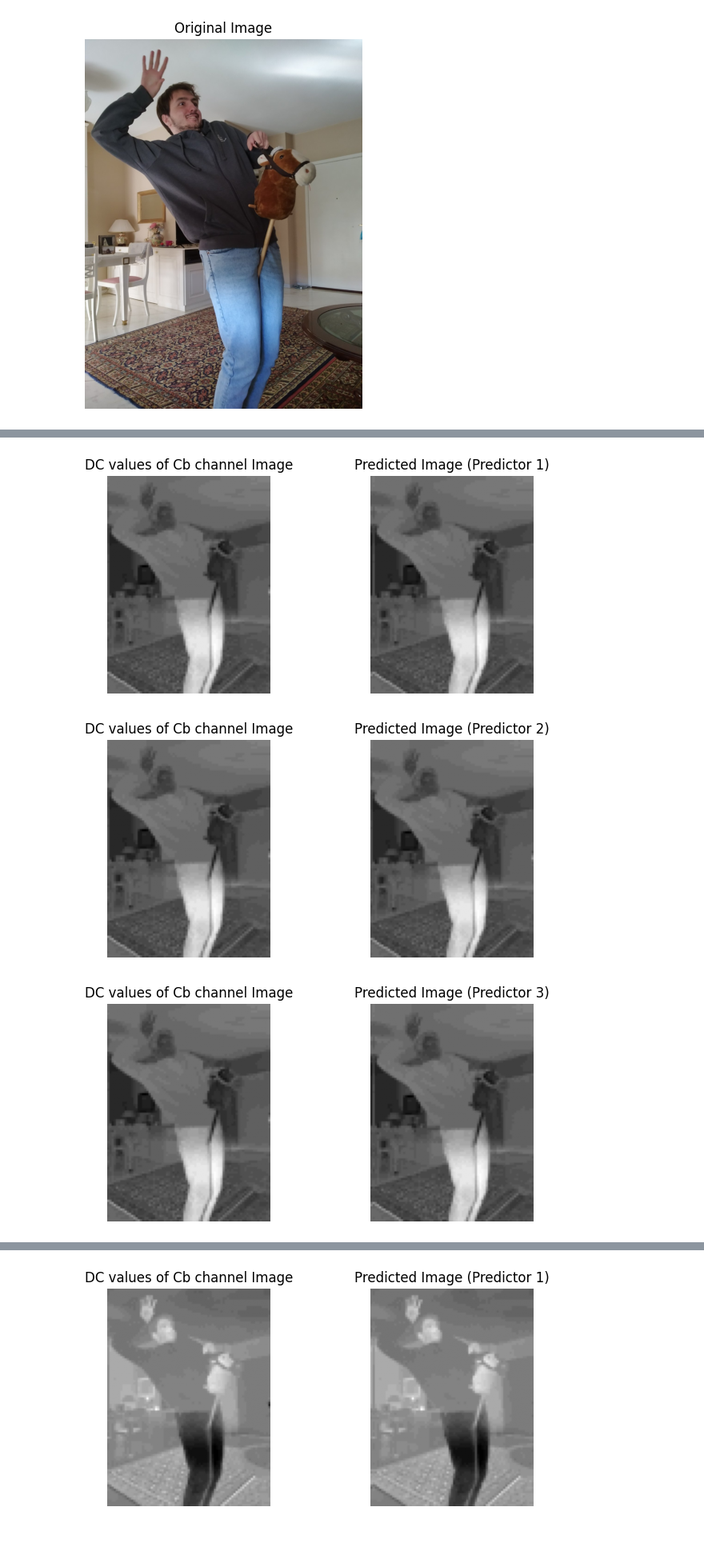
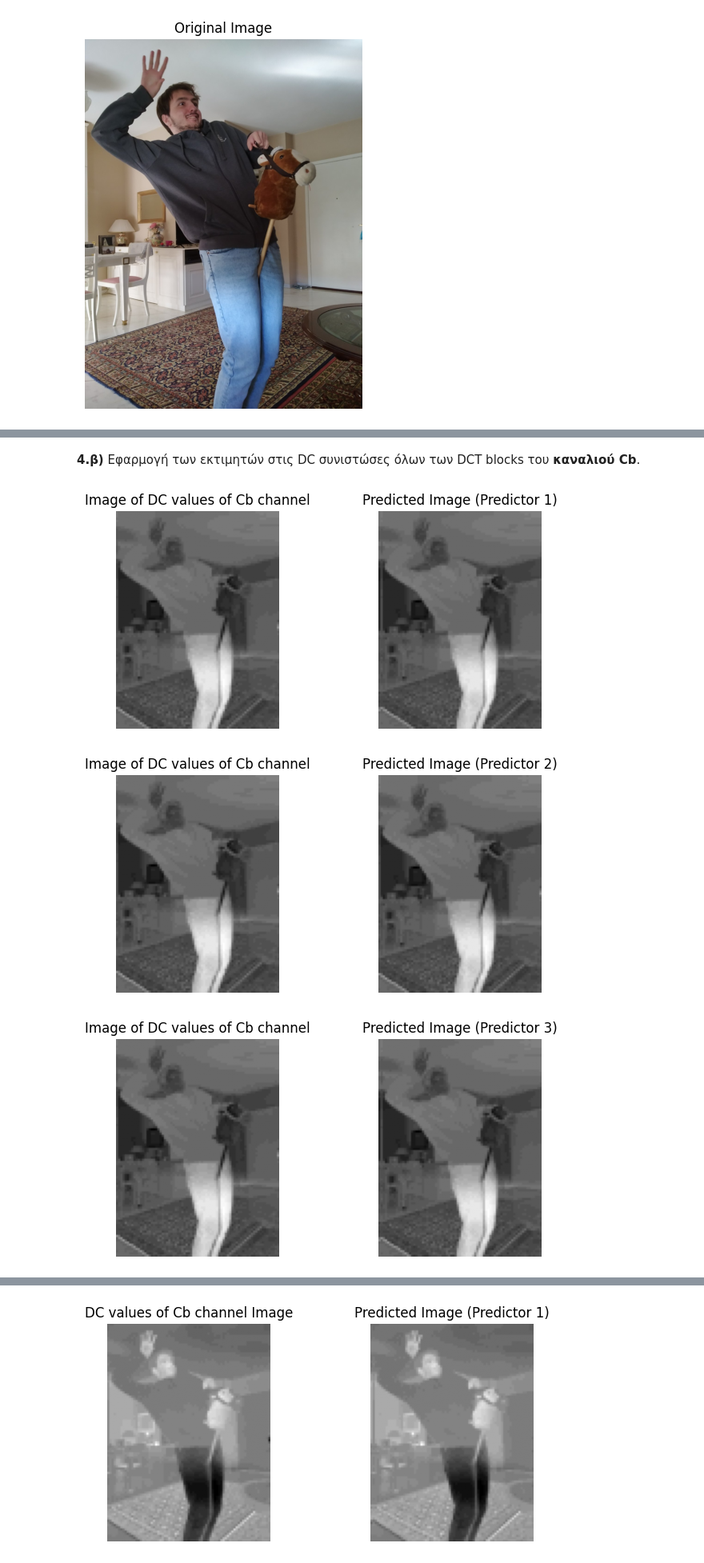
Before and after one commit to iliaxant/DIP_HW_2_image_compression, a Jupyter notebook: DIP_HW_2.ipynb, the cells around one changed output, grey strips where cells are left out. Shown at 80% size. Cells and saved outputs as stored; diff of their text form; code cells hidden in the pictures; blank space fills up the shorter version.

```diff
--- a/DIP_HW_2.ipynb
+++ b/DIP_HW_2.ipynb
@@ -256,7 +245,6 @@ predictor_masks = [predictor1_mask, predictor2_mask, predictor3_mask,
                    predictor4_mask, predictor5_mask, predictor6_mask,
                    predictor7_mask]
 
-
 predicted_images = []
 
 for i, predictor_mask in enumerate(predictor_masks):
@@ -268,7 +256,7 @@ for i, predictor_mask in enumerate(predictor_masks):
 
   plt.subplot(3, 3, 1)
   plt.imshow(DC_Y, cmap='gray')
-  plt.title('DC values of Y channel Image')
+  plt.title('Image of DC values of Y channel')
   plt.axis('off')
 
   plt.subplot(3, 3, 2)
@@ -361,28 +348,30 @@ Predictor 6:
 [[-0.5  1.   0. ]
  [ 0.5  0.   0. ]
  [ 0.   0.   0. ]]
+# %% [markdown]
+**4.β)** Εφαρμογή των εκτιμητών στις DC συνιστώσες όλων των DCT blocks του **καναλιού Cb**.
 # %%
 predicted_images = []
 
 for i, predictor_mask in enumerate(predictor_masks):
 
   predicted_image = cv2.filter2D(DC_Cb.astype(np.float32), -1, predictor_mask)
   predicted_images.append(predicted_image)
 
   plt.figure(figsize=(12, 12))
 
   plt.subplot(3, 3, 1)
   plt.imshow(DC_Cb, cmap='gray')
-  plt.title('DC values of Cb channel Image')
+  plt.title('Image of DC values of Cb channel')
   plt.axis('off')
 
   plt.subplot(3, 3, 2)
   plt.imshow(predicted_image, cmap='gray')
   plt.title(f'Predicted Image (Predictor {i+1})')
   plt.axis('off')
 
   plt.show()
 # %% [output]
-[figure, old version]
+[figure, new version]
-[figure, old version]
+[figure, new version]
-[figure, old version]
+[figure, new version]
```
Also changed, not shown: parts of 19 cells of this notebook.
